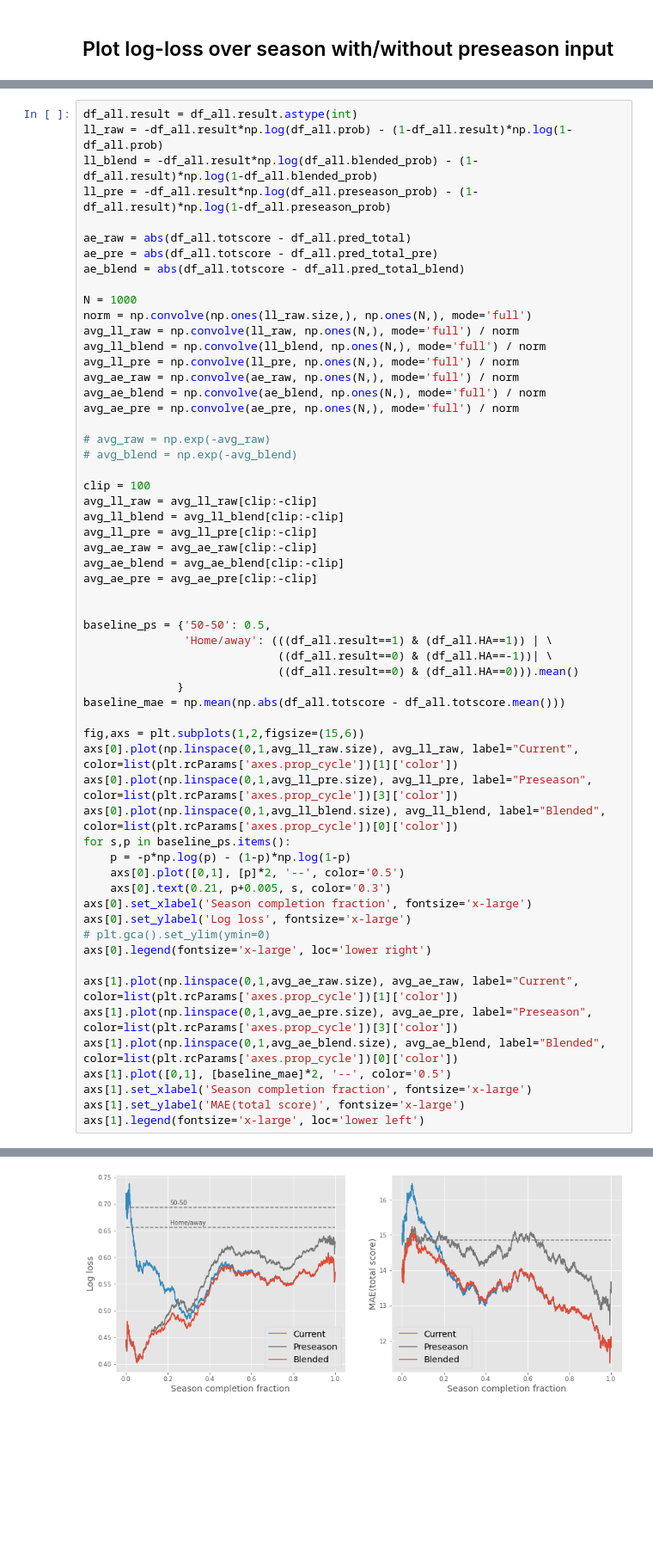
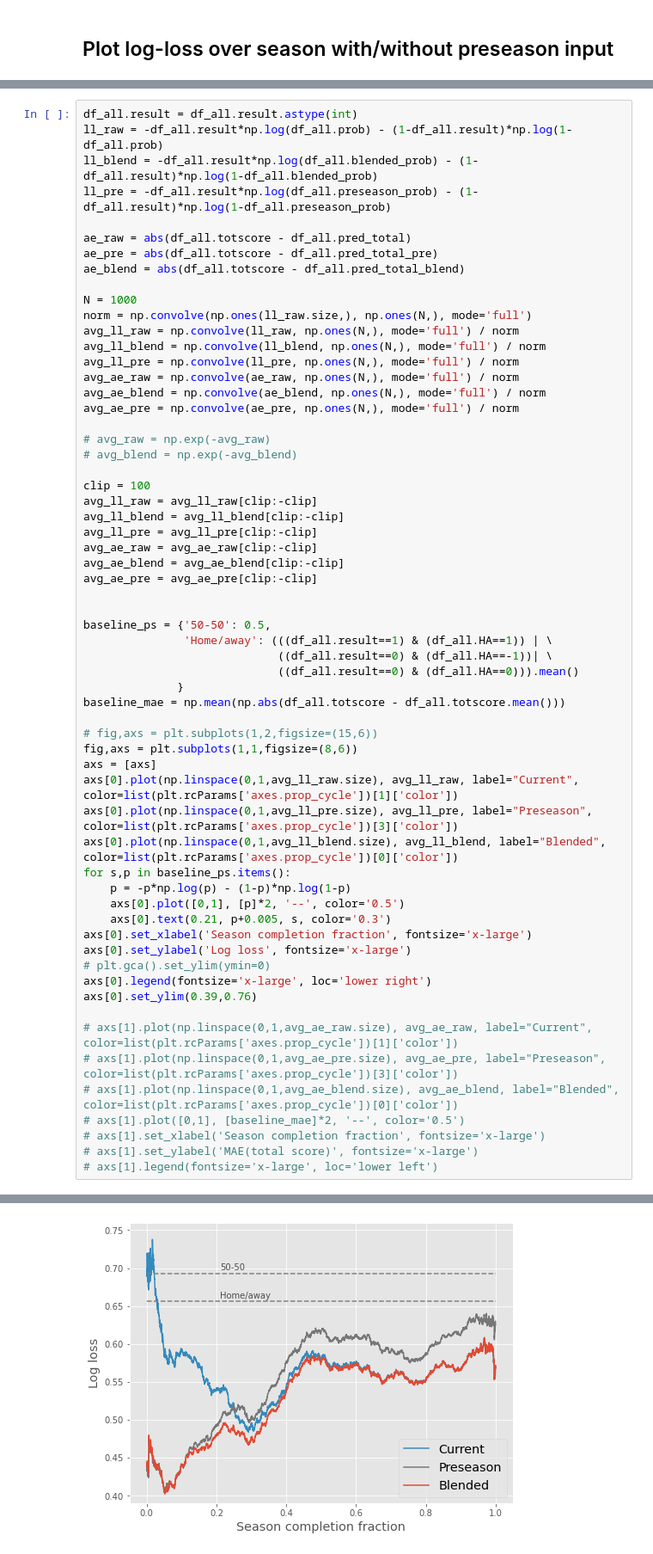
Before and after one commit to bjmarsh/WatchCBB, a Jupyter notebook: notebooks/game_model_train.ipynb, the cells around one changed output, grey strips where cells are left out. Shown at 86% size. Saved outputs shown, nothing was run; the diff lists cells and outputs as text; blank space fills up the shorter version.

Commit message:
game model plot tweaks

```diff
--- a/notebooks/game_model_train.ipynb
+++ b/notebooks/game_model_train.ipynb
@@ -550,7 +550,9 @@ baseline_ps = {'50-50': 0.5,
               }
 baseline_mae = np.mean(np.abs(df_all.totscore - df_all.totscore.mean()))
 
-fig,axs = plt.subplots(1,2,figsize=(15,6))
+# fig,axs = plt.subplots(1,2,figsize=(15,6))
+fig,axs = plt.subplots(1,1,figsize=(8,6))
+axs = [axs]
 axs[0].plot(np.linspace(0,1,avg_ll_raw.size), avg_ll_raw, label="Current", color=list(plt.rcParams['axes.prop_cycle'])[1]['color'])
 axs[0].plot(np.linspace(0,1,avg_ll_pre.size), avg_ll_pre, label="Preseason", color=list(plt.rcParams['axes.prop_cycle'])[3]['color'])
 axs[0].plot(np.linspace(0,1,avg_ll_blend.size), avg_ll_blend, label="Blended", color=list(plt.rcParams['axes.prop_cycle'])[0]['color'])
@@ -562,12 +564,13 @@ axs[0].set_xlabel('Season completion fraction', fontsize='x-large')
 axs[0].set_ylabel('Log loss', fontsize='x-large')
 # plt.gca().set_ylim(ymin=0)
 axs[0].legend(fontsize='x-large', loc='lower right')
+axs[0].set_ylim(0.39,0.76)
 
-axs[1].plot(np.linspace(0,1,avg_ae_raw.size), avg_ae_raw, label="Current", color=list(plt.rcParams['axes.prop_cycle'])[1]['color'])
-axs[1].plot(np.linspace(0,1,avg_ae_pre.size), avg_ae_pre, label="Preseason", color=list(plt.rcParams['axes.prop_cycle'])[3]['color'])
-axs[1].plot(np.linspace(0,1,avg_ae_blend.size), avg_ae_blend, label="Blended", color=list(plt.rcParams['axes.prop_cycle'])[0]['color'])
-axs[1].plot([0,1], [baseline_mae]*2, '--', color='0.5')
-axs[1].set_xlabel('Season completion fraction', fontsize='x-large')
-axs[1].set_ylabel('MAE(total score)', fontsize='x-large')
-axs[1].legend(fontsize='x-large', loc='lower left')
+# axs[1].plot(np.linspace(0,1,avg_ae_raw.size), avg_ae_raw, label="Current", color=list(plt.rcParams['axes.prop_cycle'])[1]['color'])
+# axs[1].plot(np.linspace(0,1,avg_ae_pre.size), avg_ae_pre, label="Preseason", color=list(plt.rcParams['axes.prop_cycle'])[3]['color'])
+# axs[1].plot(np.linspace(0,1,avg_ae_blend.size), avg_ae_blend, label="Blended", color=list(plt.rcParams['axes.prop_cycle'])[0]['color'])
+# axs[1].plot([0,1], [baseline_mae]*2, '--', color='0.5')
+# axs[1].set_xlabel('Season completion fraction', fontsize='x-large')
+# axs[1].set_ylabel('MAE(total score)', fontsize='x-large')
+# axs[1].legend(fontsize='x-large', loc='lower left')
 # %% [output]
@@ -575,4 +578,4 @@ axs[1].legend(fontsize='x-large', loc='lower left')
-[figure, old version]
+[figure, new version]
 # %%
 from sklearn.metrics import accuracy_score, confusion_matrix
 
```
Also changed, not shown: parts of 3 cells of this notebook.
